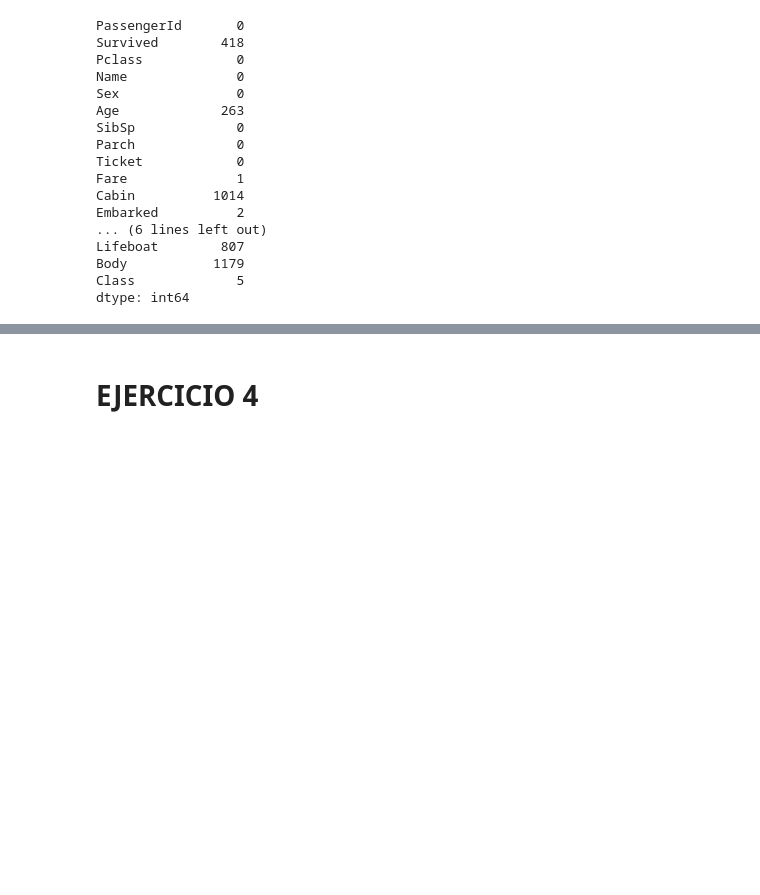
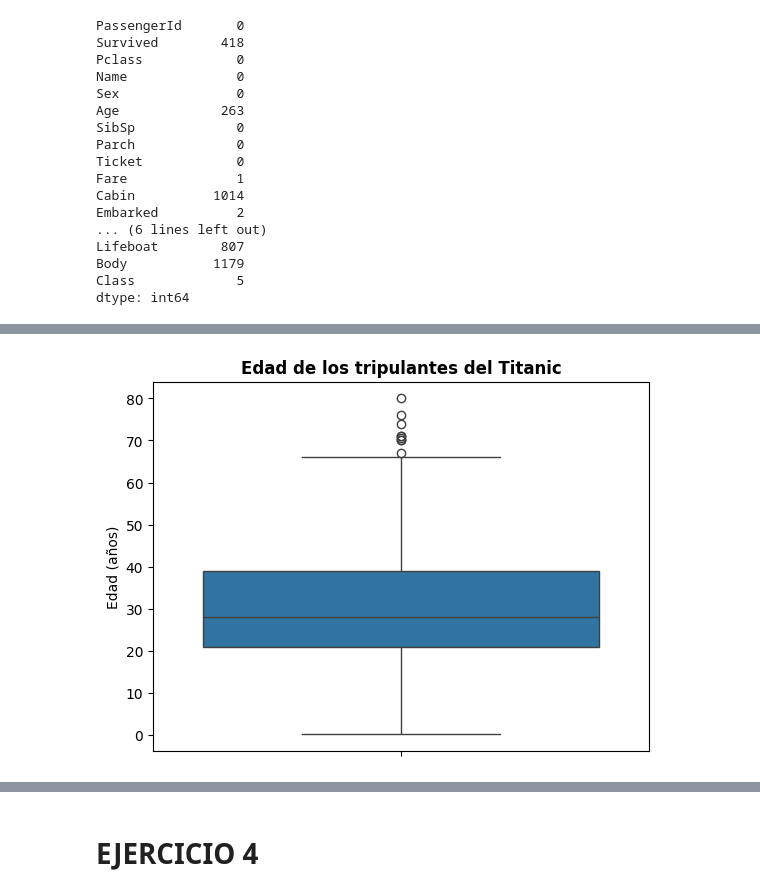
Before and after one commit to winttita/TUIA, a Jupyter notebook: Segundo/Fundamento de Ciencia de Datos/U3 - Medidas de Resumen/practica3.ipynb, the cells around one changed output, grey strips where cells are left out. Drawn from its saved outputs; the diff is of its cells as text; code cells hidden in the pictures; blank space fills up the shorter version.

```diff
--- a/Segundo/Fundamento de Ciencia de Datos/U3 - Medidas de Resumen/practica3.ipynb
+++ b/Segundo/Fundamento de Ciencia de Datos/U3 - Medidas de Resumen/practica3.ipynb
@@ -200,0 +194,7 @@ dtype: int64
+# %%
+# vista la cantidad de NaN de las columnas: cabin,
+# lifeboat, body. Lo mas conveniente es borrarlas ya que no
+# podemos inventar esa cantidad de datos ya que arruinaria cualquier
+# analisis estadistico o modelo predictivo que querramos hacer despues.
+tripulantes = tripulantes.drop(columns=['Cabin', 'Lifeboat', 'Body'])
+tripulantes.isnull().sum()
@@ -200,0 +221,12 @@ dtype: int64
+# %%
+# Con la columna Age, donde faltan aprox el 20% de los datos, vamos a imputarlos usando fillna,
+# ya que la edad es vital para saber quien sobrevivio
+# Para ellos debemos hacerlo con una medida de tendencia central, lo cual averiguaremos cual luego de visualizar los datos
+sns.boxplot(data=tripulantes['Age'])
+
+# Mejoras con matplotlib
+plt.title("Edad de los tripulantes del Titanic", fontweight="bold")
+plt.ylabel("Edad (años)")
+plt.show()
+# %% [output]
+[figure, added]
```
Also changed, not shown: parts of 17 cells of this notebook.
